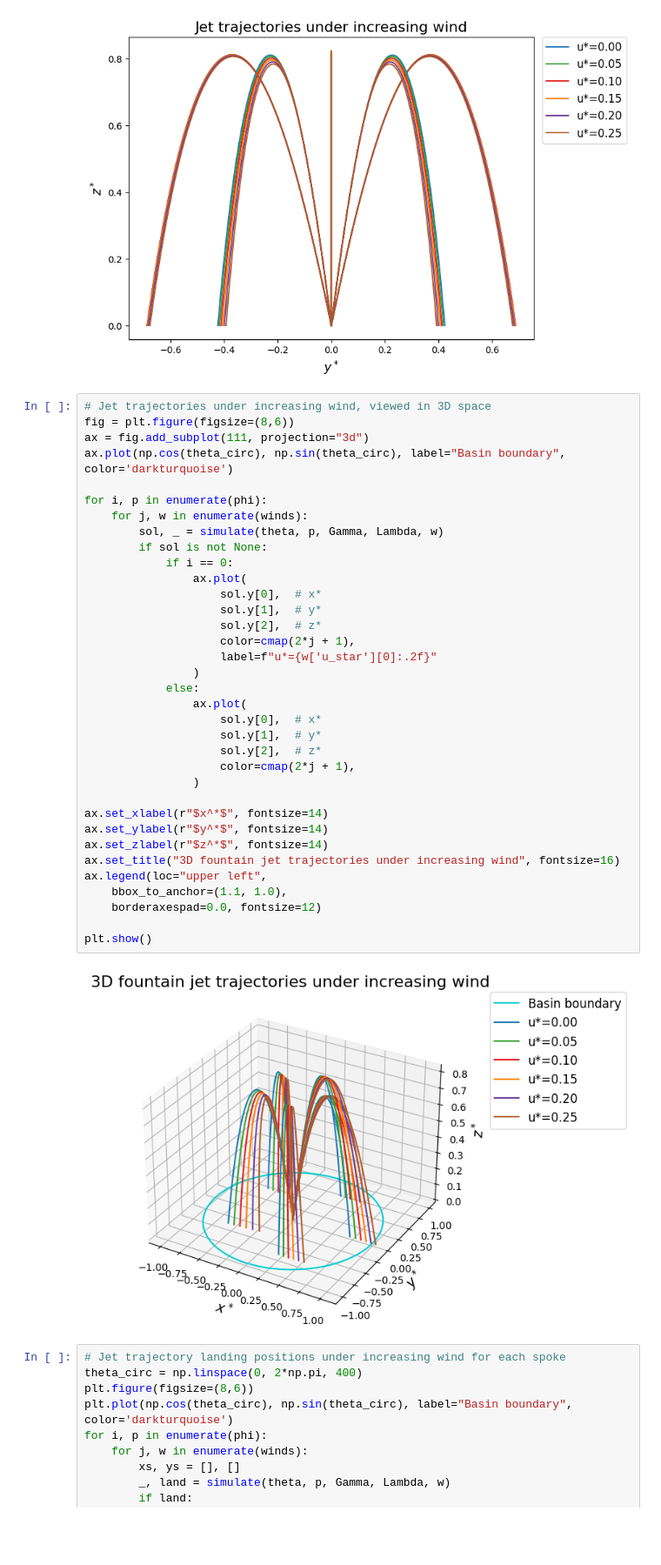
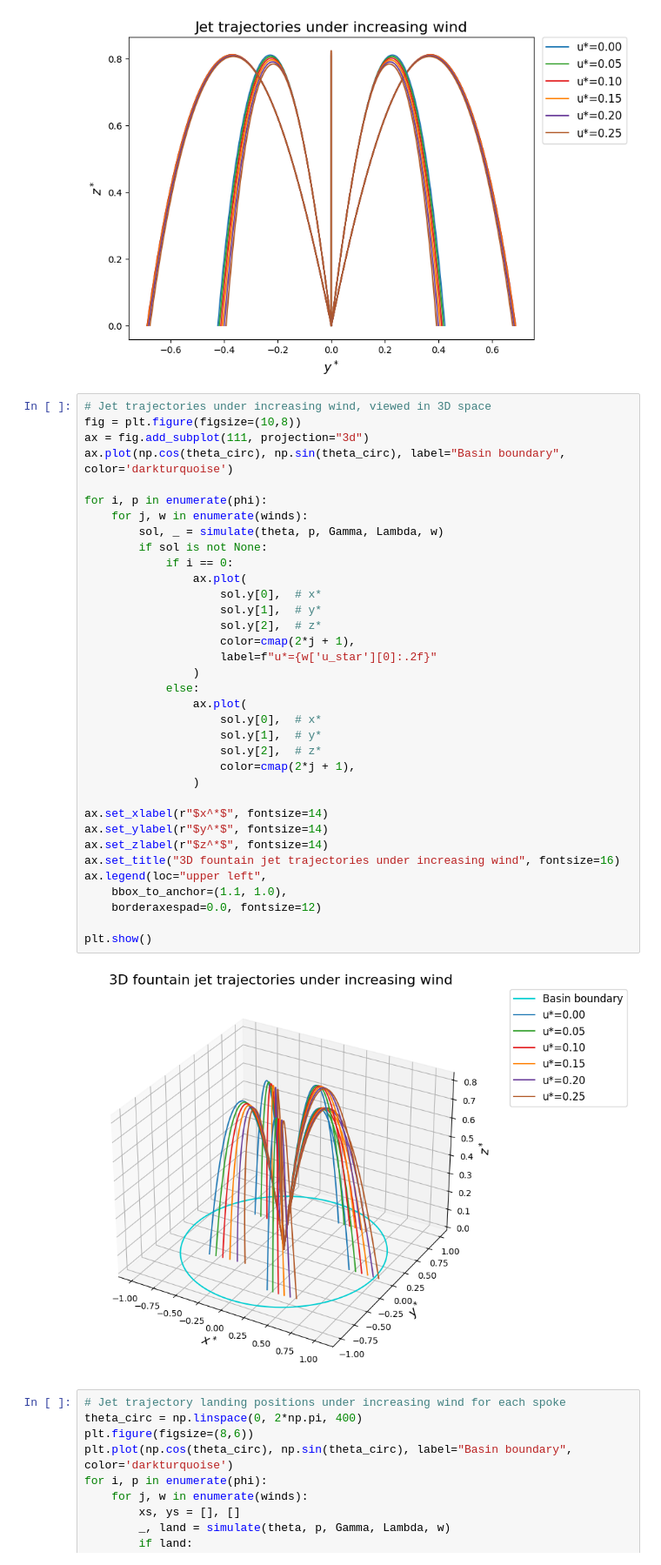
Before and after one commit to pavitra1905/FountainTrajectory, a Jupyter notebook: FountainTrajectoryPlots.ipynb, the cells around one changed output. Shown at 87% size. Saved outputs shown, nothing was run; the diff lists cells and outputs as text; blank space fills up the shorter version.

Commit message:
Increased figure size for 3D plots

```diff
--- a/FountainTrajectoryPlots.ipynb
+++ b/FountainTrajectoryPlots.ipynb
@@ -162,41 +162,41 @@ plt.show()
 [figure]
 # %%
 # Jet trajectories under increasing wind, viewed in 3D space
-fig = plt.figure(figsize=(8,6))
+fig = plt.figure(figsize=(10,8))
 ax = fig.add_subplot(111, projection="3d")
 ax.plot(np.cos(theta_circ), np.sin(theta_circ), label="Basin boundary", color='darkturquoise')
 
 for i, p in enumerate(phi):
     for j, w in enumerate(winds):
         sol, _ = simulate(theta, p, Gamma, Lambda, w)
         if sol is not None:
             if i == 0:
                 ax.plot(
                     sol.y[0],  # x*
                     sol.y[1],  # y*
                     sol.y[2],  # z*
                     color=cmap(2*j + 1),
                     label=f"u*={w['u_star'][0]:.2f}"
                 )
             else:
                 ax.plot(
                     sol.y[0],  # x*
                     sol.y[1],  # y*
                     sol.y[2],  # z*
                     color=cmap(2*j + 1),
                 )
 
 ax.set_xlabel(r"$x^*$", fontsize=14)
 ax.set_ylabel(r"$y^*$", fontsize=14)
 ax.set_zlabel(r"$z^*$", fontsize=14)
 ax.set_title("3D fountain jet trajectories under increasing wind", fontsize=16)
 ax.legend(loc="upper left",
     bbox_to_anchor=(1.1, 1.0),
     borderaxespad=0.0, fontsize=12)
 
 plt.show()
 # %% [output]
-[figure, old version]
+[figure, new version]
 # %%
 # Jet trajectory landing positions under increasing wind for each spoke
 theta_circ = np.linspace(0, 2*np.pi, 400)
```
Also changed, not shown: parts of 1 cell of this notebook.
